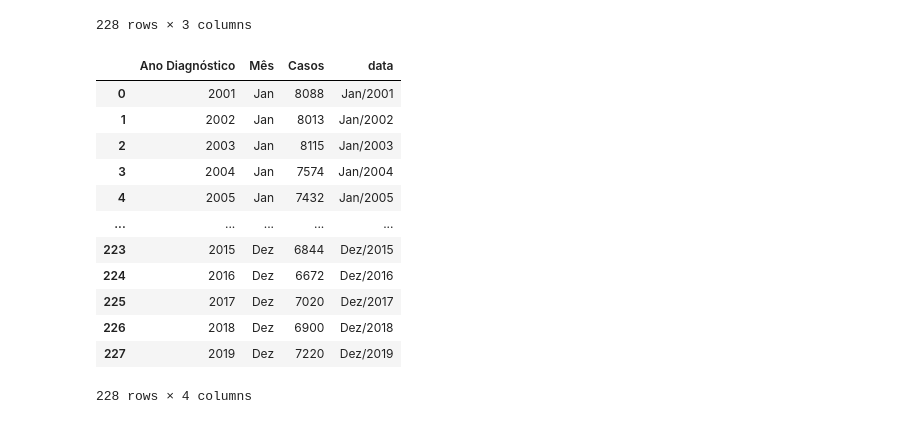
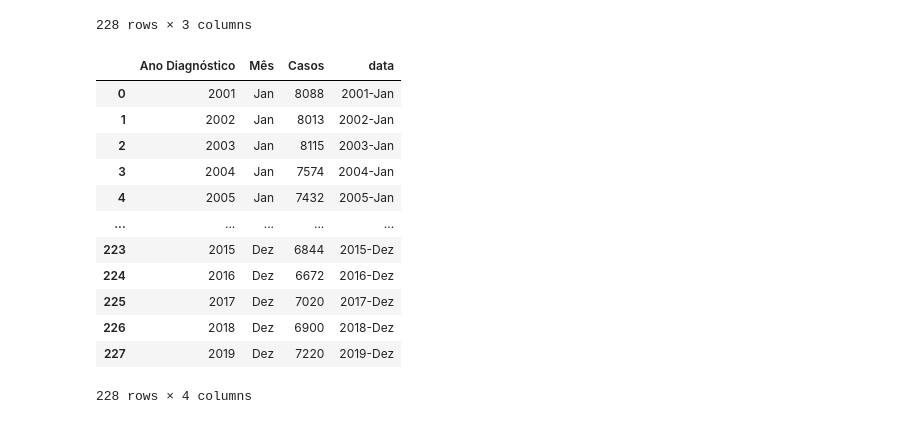
Before and after one commit to daianeklein/bootcamp-Alura, a Jupyter notebook: Modulo4-Series_temporais.ipynb, the cells around one changed output. Drawn from its saved outputs; the diff is of its cells as text; code cells hidden in the pictures.

```diff
--- a/Modulo4-Series_temporais.ipynb
+++ b/Modulo4-Series_temporais.ipynb
@@ -99,19 +99,19 @@ dados_set
 228 rows × 3 columns
 # %%
 # criando coluna com 'mes+ano'
-dados_set['data'] = dados_set['Mês'] + "/" + dados_set['Ano Diagnóstico']
+dados_set['data'] = dados_set['Ano Diagnóstico'] + "-" + dados_set['Mês']
 dados_set
 # %% [output]
 |  | Ano Diagnóstico | Mês | Casos | data |
-| 0 | 2001 | Jan | 8088 | Jan/2001 |
-| 1 | 2002 | Jan | 8013 | Jan/2002 |
-| 2 | 2003 | Jan | 8115 | Jan/2003 |
-| 3 | 2004 | Jan | 7574 | Jan/2004 |
-| 4 | 2005 | Jan | 7432 | Jan/2005 |
+| 0 | 2001 | Jan | 8088 | 2001-Jan |
+| 1 | 2002 | Jan | 8013 | 2002-Jan |
+| 2 | 2003 | Jan | 8115 | 2003-Jan |
+| 3 | 2004 | Jan | 7574 | 2004-Jan |
+| 4 | 2005 | Jan | 7432 | 2005-Jan |
 | ... | ... | ... | ... | ... |
-| 223 | 2015 | Dez | 6844 | Dez/2015 |
-| 224 | 2016 | Dez | 6672 | Dez/2016 |
-| 225 | 2017 | Dez | 7020 | Dez/2017 |
-| 226 | 2018 | Dez | 6900 | Dez/2018 |
-| 227 | 2019 | Dez | 7220 | Dez/2019 |
+| 223 | 2015 | Dez | 6844 | 2015-Dez |
+| 224 | 2016 | Dez | 6672 | 2016-Dez |
+| 225 | 2017 | Dez | 7020 | 2017-Dez |
+| 226 | 2018 | Dez | 6900 | 2018-Dez |
+| 227 | 2019 | Dez | 7220 | 2019-Dez |
 228 rows × 4 columns
```
Also changed, not shown: parts of 9 cells of this notebook.
